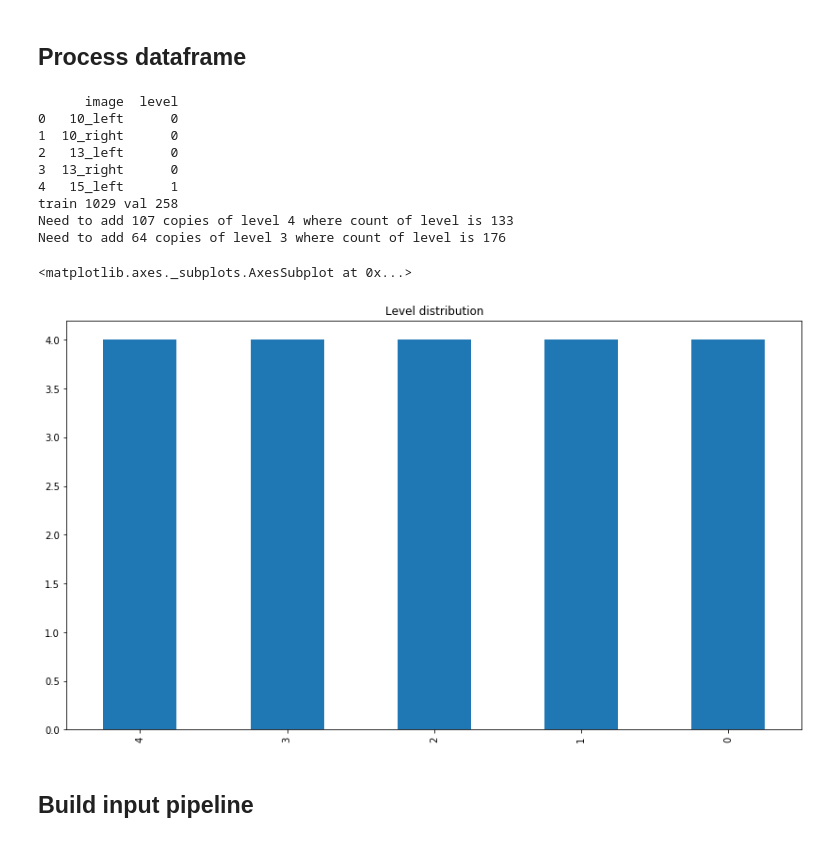
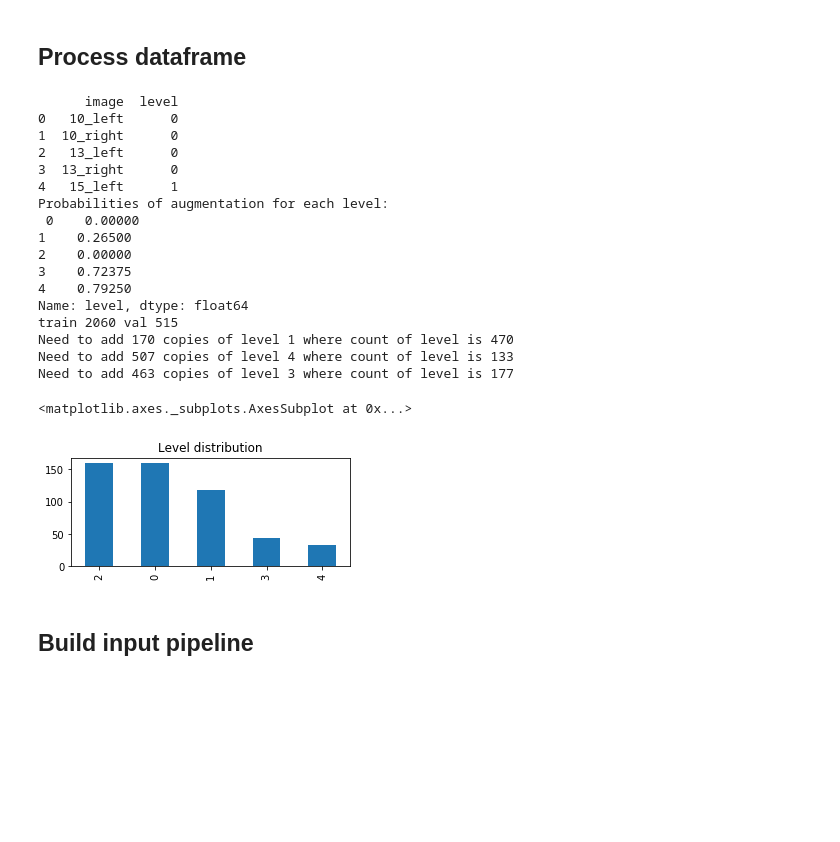
Before and after one commit to tokarchyn/diabetic-retinopathy-thesis, a Jupyter notebook: diabetic_retinopathy_ml.ipynb, the cells around one changed output. Drawn from its saved outputs; the diff is of its cells as text; code cells hidden in the pictures; blank space fills up the shorter version.

```diff
--- a/diabetic_retinopathy_ml.ipynb
+++ b/diabetic_retinopathy_ml.ipynb
@@ -92,6 +93,12 @@ def train_val_split(df):
   val_df = df[df['image'].isin(val_img)]
   print('train', train_df.shape[0], 'val', val_df.shape[0])
   return train_df, val_df
+
+def calc_aug_probabilities(df):
+  level_counts = df['level'].value_counts().sort_index()
+  aug_probs = 1 - level_counts / level_counts.max()
+  print('Probabilities of augmentation for each level:\n', aug_probs)
+  return aug_probs
 
 def balancing(df):
   max_level_count = df['level'].value_counts().max()
@@ -132,12 +139,13 @@ def prepare_data():
   df = load_df()
   df = add_features(df)
   df = remove_unexist(df)
-  df = shrink_dataset(df, 300)
+  df = shrink_dataset(df, 800)
+  aug_probs = calc_aug_probabilities(df)
   train_df, val_df = train_val_split(df)
   train_df = balancing(train_df)
-  return train_df, val_df
+  return train_df, val_df, aug_probs
 # %%
-train_df, val_df = prepare_data()
+train_df, val_df, aug_probs = prepare_data()
 # %% [output]
       image  level
 0   10_left      0
@@ -145,14 +153,23 @@ train_df, val_df = prepare_data()
 2   13_left      0
 3  13_right      0
 4   15_left      1
-train 1029 val 258
-Need to add 107 copies of level 4 where count of level is 133
-Need to add 64 copies of level 3 where count of level is 176
+Probabilities of augmentation for each level:
+ 0    0.00000
+1    0.26500
+2    0.00000
+3    0.72375
+4    0.79250
+Name: level, dtype: float64
+train 2060 val 515
+Need to add 170 copies of level 1 where count of level is 470
+Need to add 507 copies of level 4 where count of level is 133
+Need to add 463 copies of level 3 where count of level is 177
 # %%
-train_df['level'].value_counts().plot(kind='bar', figsize=(14,8), title='Level distribution')
+# train_df['level'].value_counts().plot(kind='bar', figsize=(5,2), title='Level distribution')
+val_df['level'].value_counts().plot(kind='bar', figsize=(5,2), title='Level distribution')
 # %% [output]
 <matplotlib.axes._subplots.AxesSubplot at 0x...>
-[figure, old version]
+[figure, new version]
 # %% [markdown]
 ## Build input pipeline
 # %% [markdown]
```
Also changed, not shown: parts of 9 cells of this notebook.
